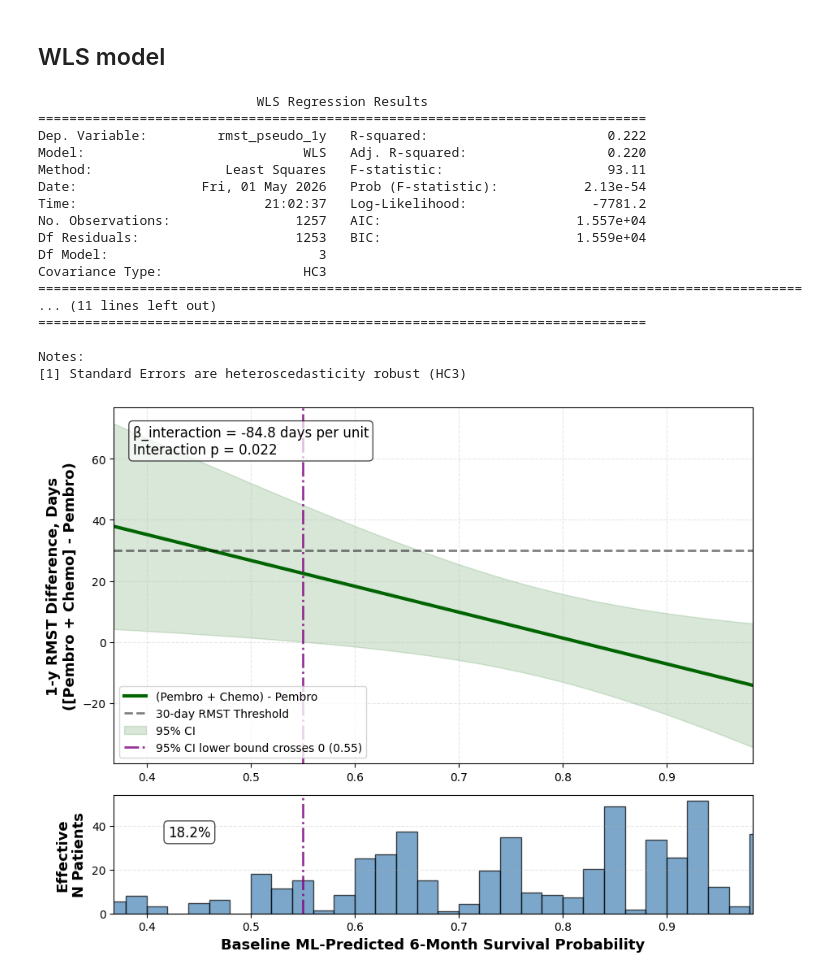
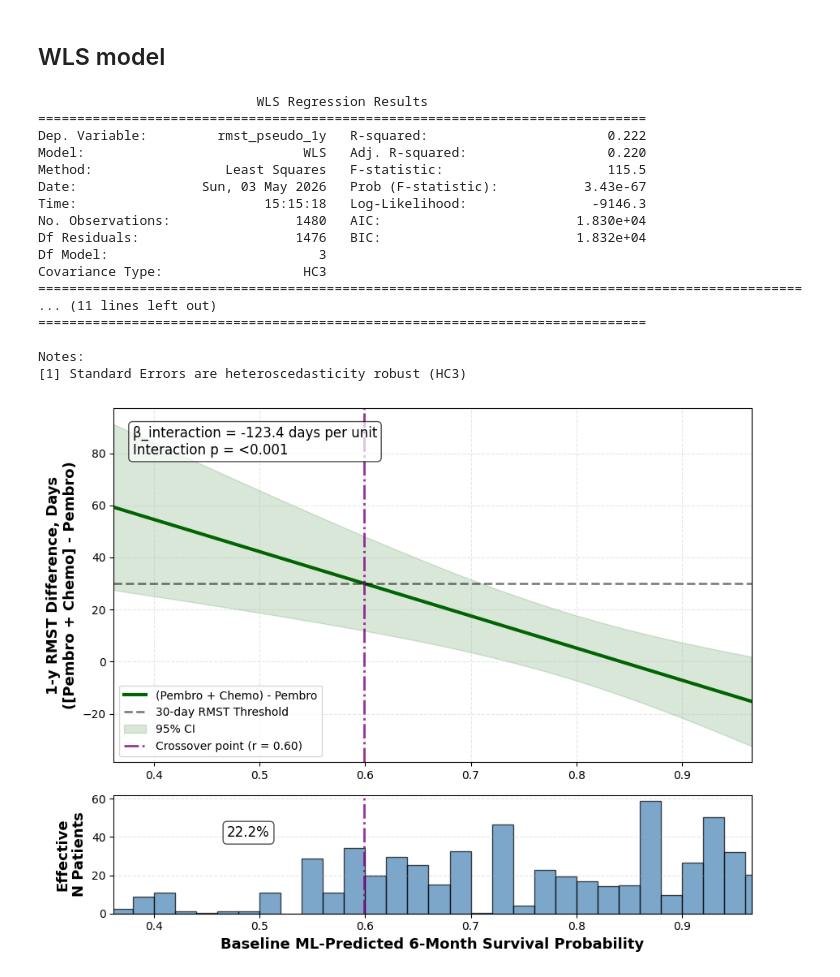
Before and after one commit to xavier-orcutt/io-heterogeneity, a Jupyter notebook: advHeadNeck/notebooks/wls_rmst.ipynb, the cells around one changed output. Saved outputs shown, nothing was run; the diff lists cells and outputs as text; code cells hidden in the pictures.

```diff
--- a/advHeadNeck/notebooks/wls_rmst.ipynb
+++ b/advHeadNeck/notebooks/wls_rmst.ipynb
@@ -90,8 +90,12 @@ df = pd.merge(df, treatment_df, on = 'PatientID', how = 'left')
 df.shape
 # %% [output]
 (1736, 167)
-# %%
-df = df.query('adv_diagnosis_year <= 2021')
+# %%
+df['StartDate'] = pd.to_datetime(df['StartDate'])
+# %%
+df['treatment_year'] = df['StartDate'].dt.year
+# %%
+df = df.query('treatment_year <= 2022')
 # %%
 df.shape
 # %% [output]
@@ -173,11 +177,11 @@ print(model_1y.summary())
 ==============================================================================
 Dep. Variable:         rmst_pseudo_1y   R-squared:                       0.222
 Model:                            WLS   Adj. R-squared:                  0.220
-Method:                 Least Squares   F-statistic:                     93.11
-Date:                Fri, 01 May 2026   Prob (F-statistic):           2.13e-54
-Time:                        21:02:37   Log-Likelihood:                -7781.2
-No. Observations:                1257   AIC:                         1.557e+04
-Df Residuals:                    1253   BIC:                         1.559e+04
+Method:                 Least Squares   F-statistic:                     115.5
+Date:                Sun, 03 May 2026   Prob (F-statistic):           3.43e-67
+Time:                        15:15:18   Log-Likelihood:                -9146.3
+No. Observations:                1480   AIC:                         1.830e+04
+Df Residuals:                    1476   BIC:                         1.832e+04
 Df Model:                           3
 Covariance Type:                  HC3
 ==================================================================================================
@@ -206,14 +210,22 @@ ax1.axhline(y = 30, color = 'black', linestyle = '--', linewidth = 2, alpha = 0.
 ax1.fill_between(effect_1y_df['baseline'], effect_1y_df['ci_lower'], effect_1y_df['ci_upper'],
                  alpha = 0.15, color = 'darkgreen', label = '95% CI')
 
-# Find where lower CI crosses threshold
-ci_crosses_zero = np.where(np.diff(np.sign(effect_1y_df['ci_lower'])))[0]
+# Define crossover value
+crossover_value = 30
 
-if len(ci_crosses_zero) > 0:
-    for idx in ci_crosses_zero:
-        ci_cross_val = psurv_grid[idx]
-        ax1.axvline(x = ci_cross_val, color = 'purple', alpha = 0.8, linestyle = '-.', linewidth = 2,
-                   label = f'95% CI lower bound crosses 0 ({ci_cross_val:.2f})')
+# Calculate crossover point algebraically: TE(r) = beta1 + beta3*r = crossover_value
+# Solving for r: r = (crossover_value - beta1) / beta3
+beta1 = model_1y.params['treatment']
+beta3 = model_1y.params['treatment:psurv_180_calibrated']
+crossover_survival_estimate = (crossover_value - beta1) / beta3
+
+# Check if crossover point is within the observed data range
+crossover_in_range = (crossover_survival_estimate >= psurv_grid.min()) and (crossover_survival_estimate <= psurv_grid.max())
+
+# Add vertical line at crossover point if it's in range
+if crossover_in_range:
+    ax1.axvline(x = crossover_survival_estimate, color = 'purple', alpha = 0.8, linestyle = '-.', linewidth = 2,
+               label = f'Crossover point (r = {crossover_survival_estimate:.2f})')
 
 ax1.set_ylabel('1-y RMST Difference, Days\n([Pembro + Chemo] - Pembro)', fontsize = 13, fontweight = 'bold')
 
@@ -235,49 +247,47 @@ else:
 stats_text = f'β_interaction = {interaction_coef:.1f} days per unit\n'
 stats_text += f'Interaction p = {pval_text}'
 
 ax1.text(0.03, 0.95, stats_text,
          transform = ax1.transAxes,
          fontsize = 12,
          verticalalignment = 'top',
          horizontalalignment = 'left',
          bbox = dict(boxstyle = 'round', facecolor ='white', alpha = 0.7))
 
 # Bottom panel
 ax2.hist(overlap_df['psurv_180_calibrated'],
          bins = 50,
          weights = overlap_df['overlap_weight'],
          alpha = 0.7,
          edgecolor = 'black',
          color = 'steelblue')
 
-# Add CI crossing lines to bottom panel too
-if len(ci_crosses_zero) > 0:
-    for idx in ci_crosses_zero:
-        ci_cross_val = psurv_grid[idx]
-        ax2.axvline(x = ci_cross_val, color = 'purple', alpha = 0.8, linestyle = '-.', linewidth = 2)
+# Add crossover line to bottom panel if in range
+if crossover_in_range:
+    ax2.axvline(x = crossover_survival_estimate, color = 'purple', alpha = 0.8, linestyle = '-.', linewidth = 2)
 
-# Calculate weighted percentile below threshold
-weighted_pct_below = (
-    overlap_df.loc[overlap_df['psurv_180_calibrated'] <= ci_cross_val, 'overlap_weight'].sum() /
-    overlap_df['overlap_weight'].sum() * 100
-)
+    # Calculate weighted percentile below crossover
+    weighted_pct_below = (
+        overlap_df.loc[overlap_df['psurv_180_calibrated'] <= crossover_survival_estimate, 'overlap_weight'].sum() /
+        overlap_df['overlap_weight'].sum() * 100
+    )
 
-# Add percentile annotation
-ax2.text(ci_cross_val - 0.13, ax2.get_ylim()[1]*0.65,
-         f"{weighted_pct_below:.1f}%",
-         ha = 'left', fontsize = 12,
-         bbox = dict(boxstyle = 'round', facecolor = 'white', alpha = 0.7))
+    # Add percentile annotation
+    ax2.text(crossover_survival_estimate - 0.13, ax2.get_ylim()[1]*0.65,
+             f"{weighted_pct_below:.1f}%",
+             ha = 'left', fontsize = 12,
+             bbox = dict(boxstyle = 'round', facecolor = 'white', alpha = 0.7))
 
 ax2.set_xlabel('Baseline ML-Predicted 6-Month Survival Probability', fontsize = 13, fontweight = 'bold')
 ax2.set_ylabel('Effective\nN Patients', fontsize = 13, fontweight = 'bold')
 ax2.set_xlim([psurv_grid.min(), psurv_grid.max()])
 ax2.grid(alpha = 0.3, linestyle = '--', axis = 'y')
 
 plt.tight_layout()
 plt.savefig('../outputs/wls_rmst_1y.pdf', format = 'pdf', bbox_inches = 'tight')
 plt.show()
 # %% [output]
-[figure, old version]
+[figure, new version]
 # %%
 formula_2y = 'rmst_pseudo_2y ~ treatment * psurv_180_calibrated'
 
```
Also changed, not shown: parts of 9 cells of this notebook, 13 other files.
